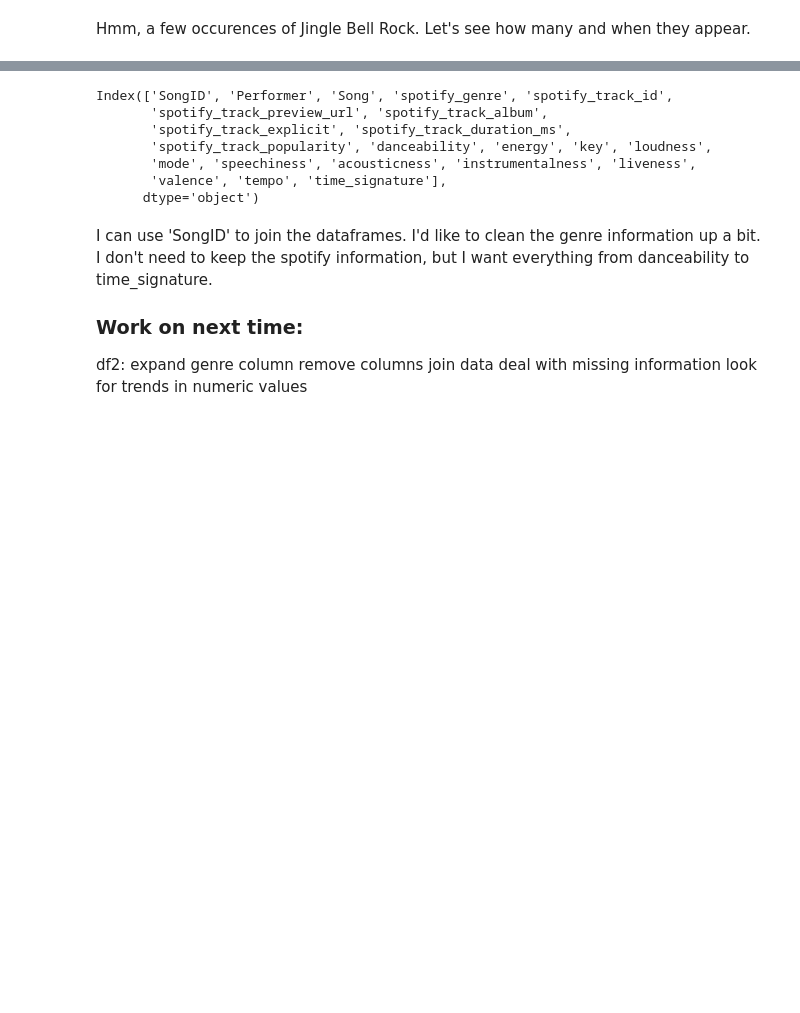
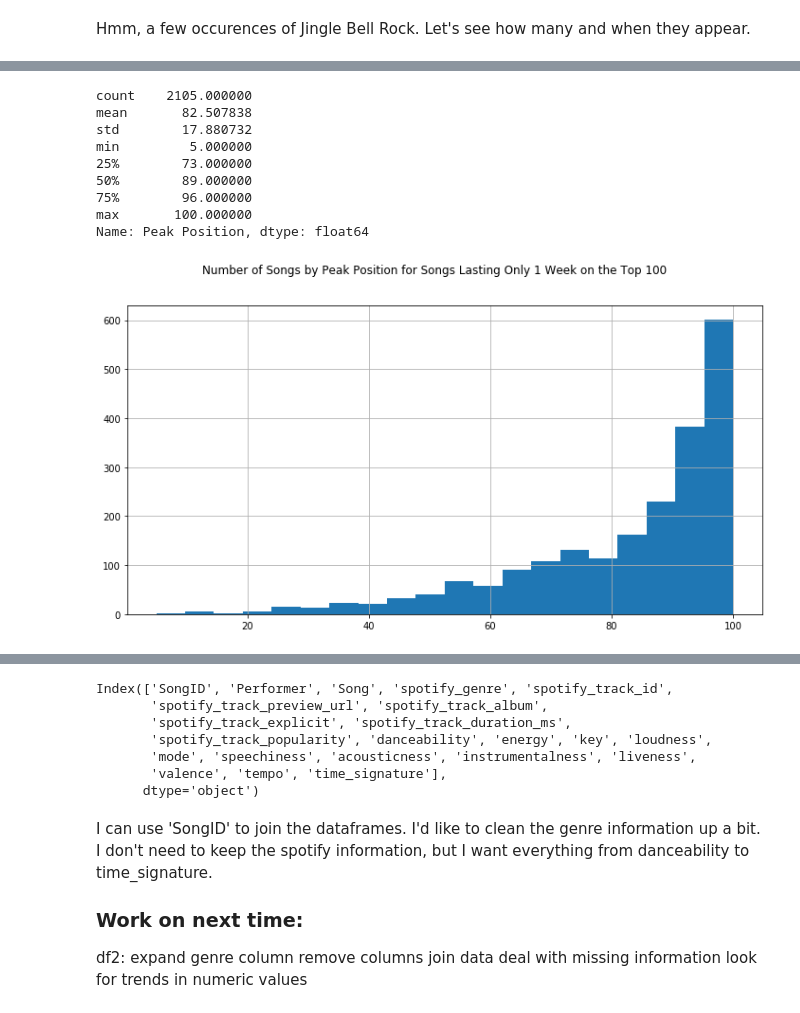
Before and after one commit to RobNewt/Data-Analysis, a Jupyter notebook: Billboard Top 100 (In Progress).ipynb, the cells around one changed output, grey strips where cells are left out. Drawn from its saved outputs; the diff is of its cells as text; code cells hidden in the pictures; blank space fills up the shorter version.

```diff
--- a/Billboard Top 100 (In Progress).ipynb
+++ b/Billboard Top 100 (In Progress).ipynb
@@ -163,0 +212,15 @@ dtype: int64
+# %%
+print(new_df1[new_df1['Weeks on Chart'] == 1]['Peak Position'].describe())
+new_df1[new_df1['Weeks on Chart'] == 1]['Peak Position'].hist(bins=20, figsize=(12,6))
+plt.suptitle( 'Number of Songs by Peak Position for Songs Lasting Only 1 Week on the Top 100');
+# %% [output]
+count    2105.000000
+mean       82.507838
+std        17.880732
+min         5.000000
+25%        73.000000
+50%        89.000000
+75%        96.000000
+max       100.000000
+Name: Peak Position, dtype: float64
+[figure, added]
```
Also changed, not shown: parts of 27 cells of this notebook.
